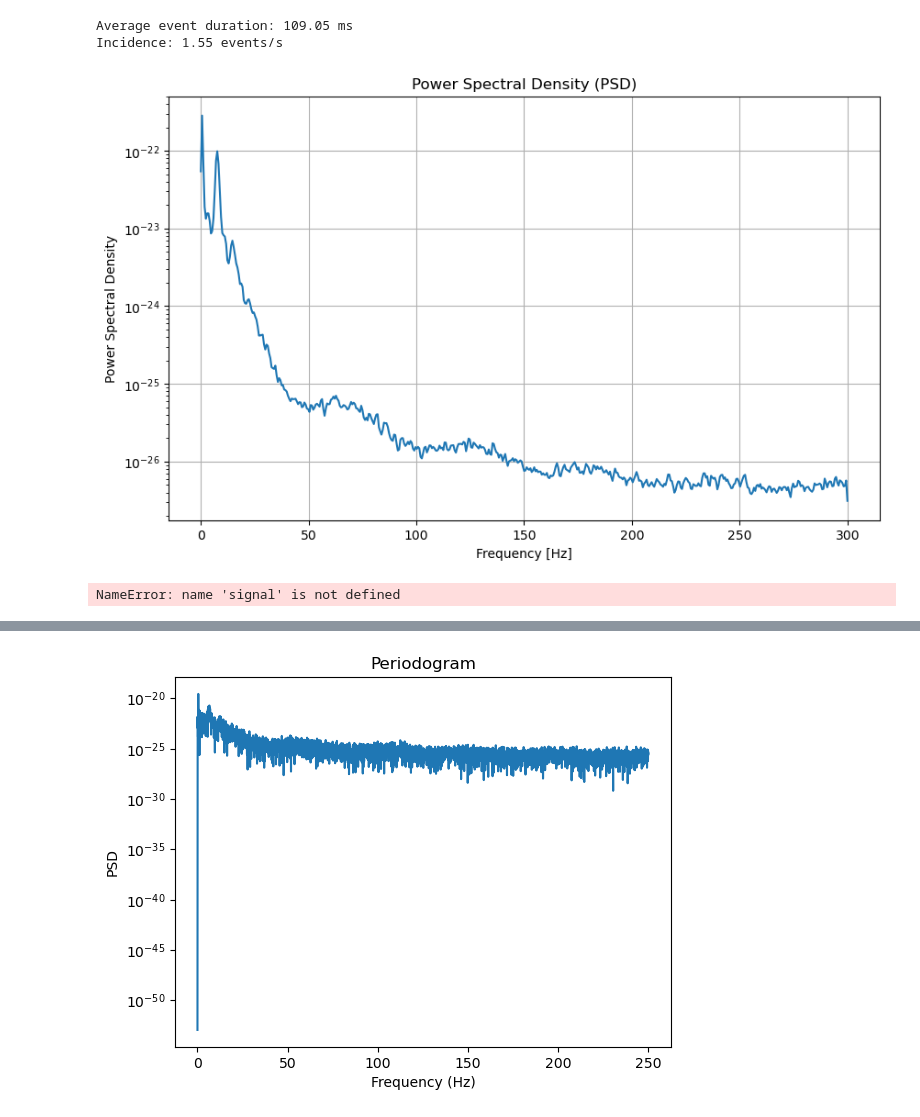
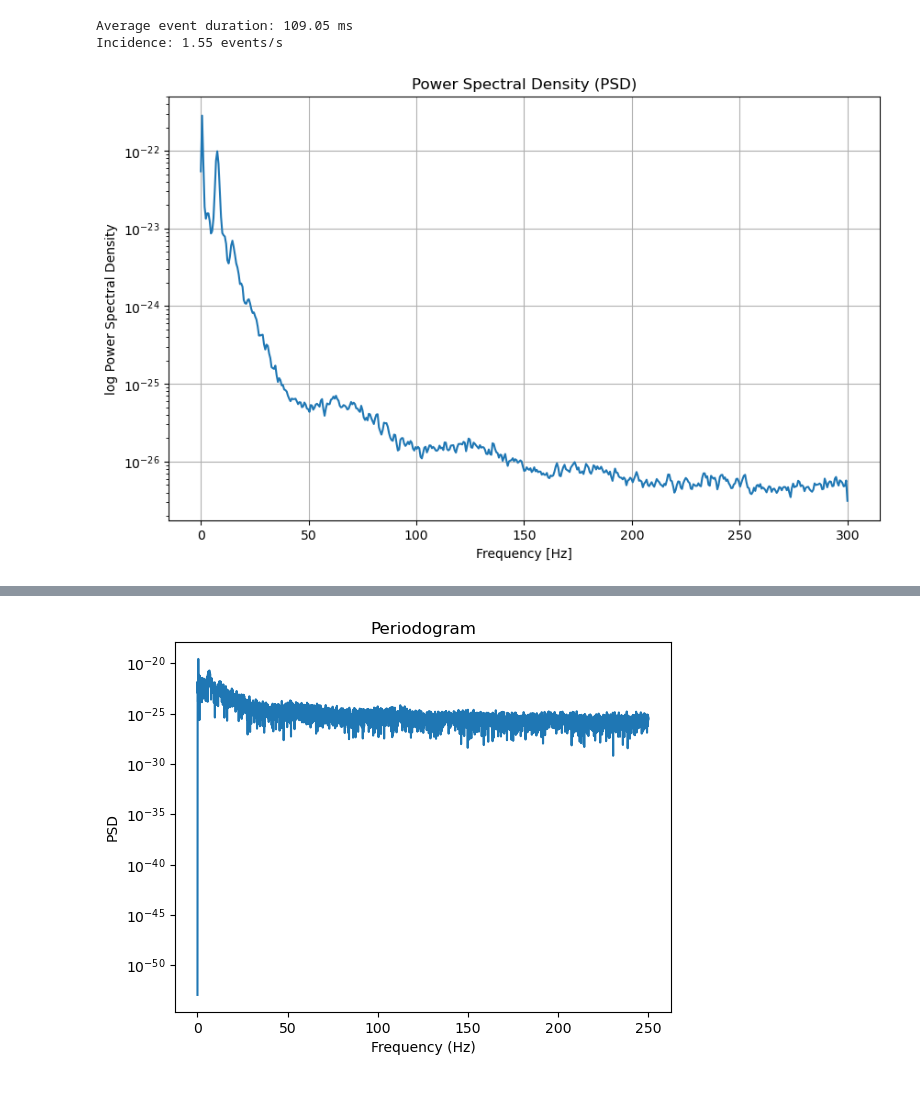
Before and after one commit to SHK-89/MNS_FinalProject, a Jupyter notebook: swr_project_psd_cor_hist.ipynb, the cells around one changed output, grey strips where cells are left out. Cells and saved outputs as stored; diff of their text form; code cells hidden in the pictures.

```diff
--- a/swr_project_psd_cor_hist.ipynb
+++ b/swr_project_psd_cor_hist.ipynb
@@ -628,44 +628,19 @@ Incidence: 1.55 events/s
 # %%
 fs = 1000  # Sampling frequency (Hz)
 #signal = pop_rate_P.smooth_rate(window="gaussian", width=0.1 * ms) / Hz #current_monitor.I_syn_B[0]
 event_slices = [averaged[start:end] for start, end in event_boundaries]
 
 #signal = -1 * np.concatenate(event_slices)
 #Calculate PSD using Welch's method
 frequencies, power_spectrum = welch(-averaged, fs = 600, nperseg=1024, scaling='density')
 
 # Plot the PSD
 plt.figure(figsize=(10, 6))
 plt.semilogy(frequencies, power_spectrum)
 plt.xlabel('Frequency [Hz]')
-plt.ylabel('Power Spectral Density')
+plt.ylabel('log Power Spectral Density')
 plt.title('Power Spectral Density (PSD)')
 plt.grid(True)
 plt.show()
 # %% [output]
-[figure, old version]
+[figure, new version]
-# %%
-
-
-#event_current = averaged[]
-N = len(signal)
-freqs = np.fft.fftfreq(N, d=1/fs)
-fft_vals = np.fft.fft(signal)
-power_spectrum = np.abs(fft_vals) ** 2
-# Consider only positive frequencies
-positive_freqs = freqs[:N // 2]
-positive_power = power_spectrum[:N // 2]
-# Find peak frequency
-peak_freq = positive_freqs[np.argmax(positive_power)]
-print(f"Peak Frequency: {peak_freq:.2f} Hz")
-
-# Plot Power Spectrum
-plt.figure(figsize=(6, 4))
-plt.semilogy(freqs, fft_vals/1000)
-plt.xlabel("Frequency (Hz)")
-plt.xlim(-5,300)
-plt.ylabel("Power")
-plt.title("Power Spectrum")
-plt.show()
-# %% [output]
-NameError: name 'signal' is not defined
```
Also changed, not shown: parts of 1 cell of this notebook, 4 other files.
